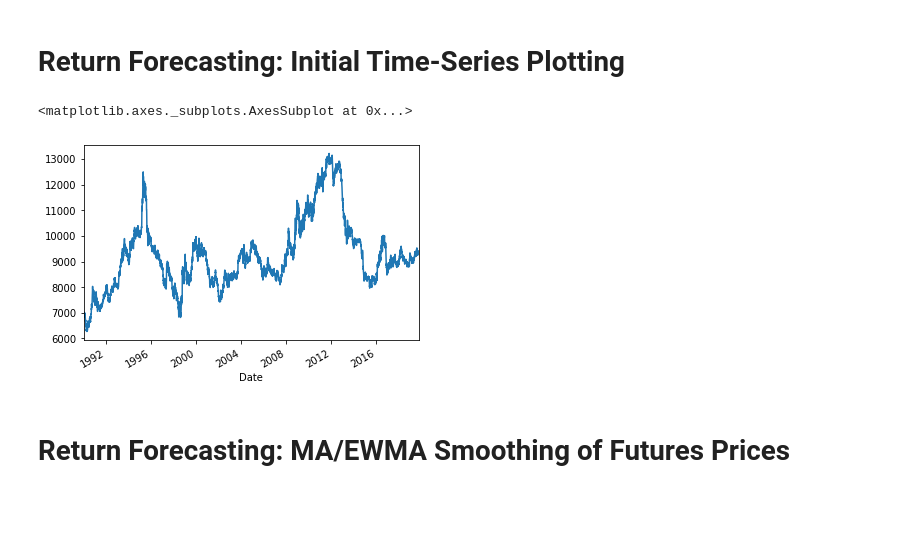
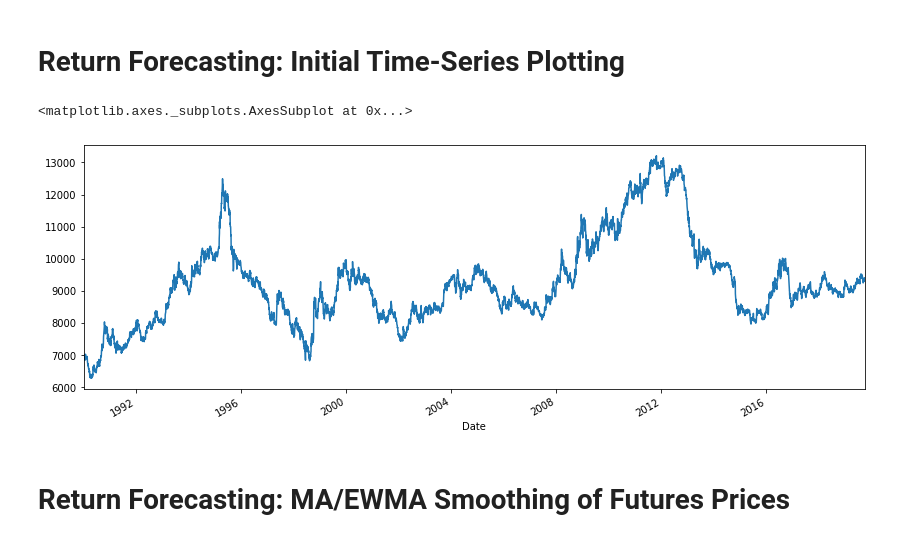
Before and after one commit to enriqueserizawa/time_series_hw, a Jupyter notebook: Starter_Code/time_series_analysis.ipynb, the cells around one changed output. Drawn from its saved outputs; the diff is of its cells as text; code cells hidden in the pictures; blank space fills up the shorter version.

```diff
--- a/Starter_Code/time_series_analysis.ipynb
+++ b/Starter_Code/time_series_analysis.ipynb
@@ -30,10 +30,10 @@ fut.head()
 # %% [markdown]
  # Return Forecasting: Initial Time-Series Plotting
 # %%
-fut['Settle'].plot()
+fut['Settle'].plot(figsize=(14,5))
 # %% [output]
 <matplotlib.axes._subplots.AxesSubplot at 0x...>
-[figure, old version]
+[figure, new version]
 # %% [markdown]
  # Return Forecasting: MA/EWMA Smoothing of Futures Prices
 # %% [markdown]
```
Also changed, not shown: parts of 22 cells of this notebook.
